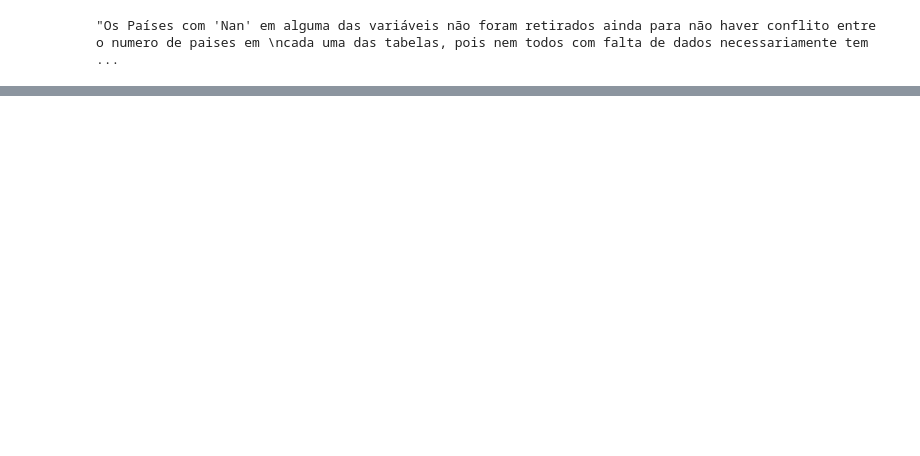
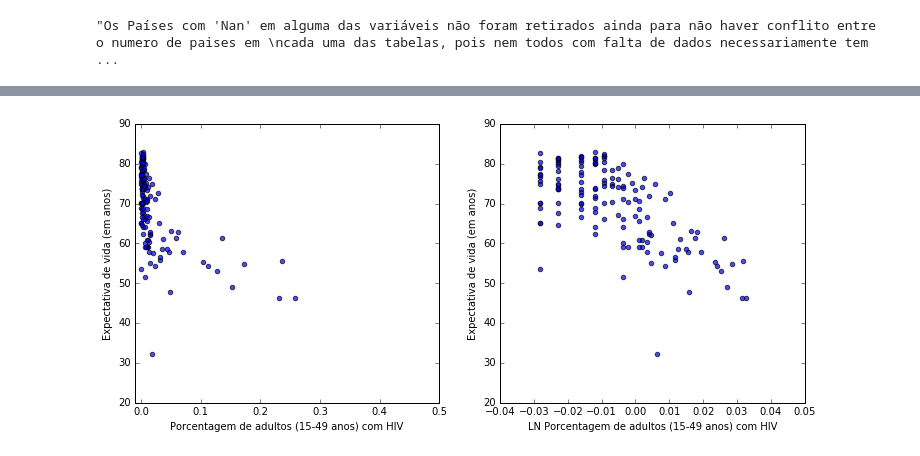
Before and after one commit to felipesmn/CD, a Jupyter notebook: Projeto3/Projeto3.ipynb, the cells around one changed output, grey strips where cells are left out. Saved outputs shown, nothing was run; the diff lists cells and outputs as text; code cells hidden in the pictures; blank space fills up the shorter version.

```diff
--- a/Projeto3/Projeto3.ipynb
+++ b/Projeto3/Projeto3.ipynb
@@ -91,0 +97,15 @@ per_capita.head(2)
+# %%
+f, ax = plt.subplots(1,2,figsize=(12,5))
+
+ax[0].scatter(dados.HIVs/100, dados.ExpecV, alpha=0.7)
+ax[0].set_xlabel("Porcentagem de adultos (15-49 anos) com HIV")
+ax[0].set_ylabel("Expectativa de vida (em anos)")
+ax[0].set_xlim(-0.01,0.5)
+
+ax[1].scatter(dados.LNHIVs/100, dados.ExpecV, alpha=0.7)
+ax[1].set_xlabel("LN Porcentagem de adultos (15-49 anos) com HIV")
+ax[1].set_ylabel("Expectativa de vida (em anos)")
+
+plt.show()
+# %% [output]
+[figure, added]
```
Also changed, not shown: parts of 21 cells of this notebook, 2 other files.
